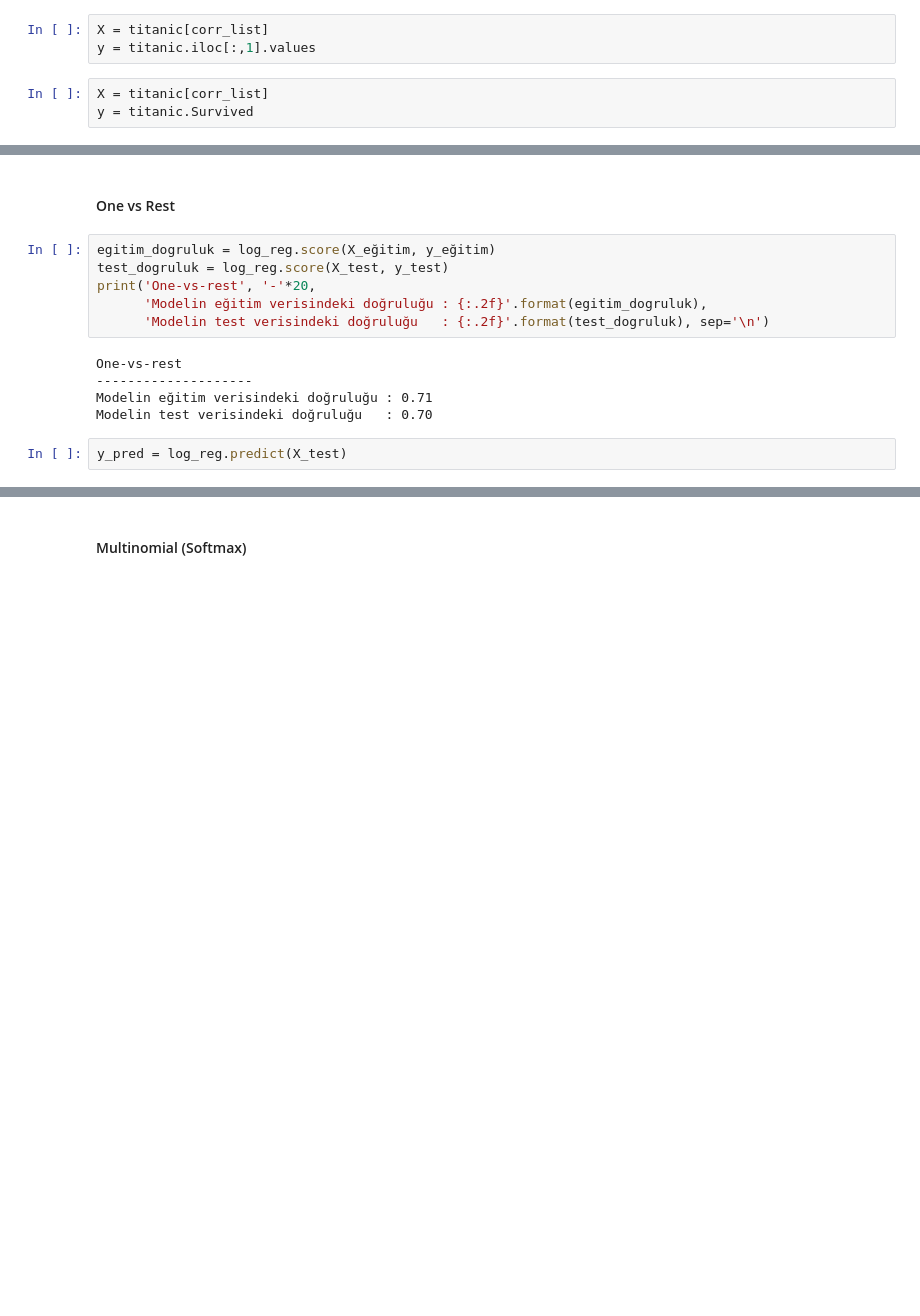
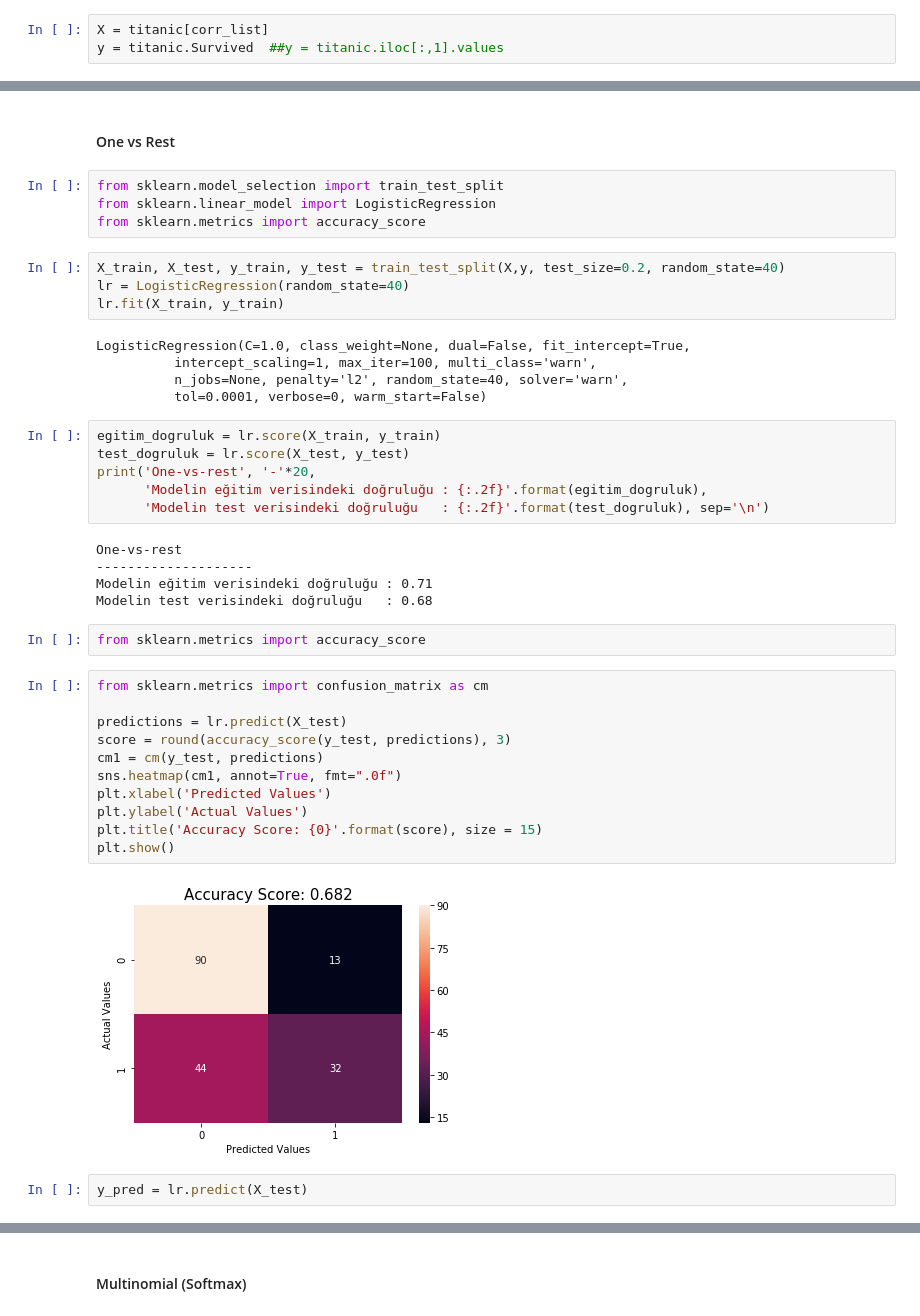
Before and after one commit to EceDolen/Bootcamp_-Bolum_7, a Jupyter notebook: Siniflandirma Problemleri_1_Lojistik_Regresyon_ile_Siniflandirma.ipynb, the cells around one changed output, grey strips where cells are left out. Cells and saved outputs as stored; diff of their text form; blank space fills up the shorter version.

```diff
--- a/Siniflandirma Problemleri_1_Lojistik_Regresyon_ile_Siniflandirma.ipynb
+++ b/Siniflandirma Problemleri_1_Lojistik_Regresyon_ile_Siniflandirma.ipynb
@@ -141,6 +148,3 @@ plt.ylim((0,10))
 # %%
 X = titanic[corr_list]
-y = titanic.iloc[:,1].values
+y = titanic.Survived  ##y = titanic.iloc[:,1].values
-# %%
-X = titanic[corr_list]
-y = titanic.Survived
@@ -172,8 +151,21 @@ LogisticRegression(C=1.0, class_weight=None, dual=False, fit_intercept=True,
 # %% [markdown]
 #### One vs Rest
+# %%
+from sklearn.model_selection import train_test_split
+from sklearn.linear_model import LogisticRegression
+from sklearn.metrics import accuracy_score
+# %%
+X_train, X_test, y_train, y_test = train_test_split(X,y, test_size=0.2, random_state=40)
+lr = LogisticRegression(random_state=40)
+lr.fit(X_train, y_train)
+# %% [output]
+LogisticRegression(C=1.0, class_weight=None, dual=False, fit_intercept=True,
+          intercept_scaling=1, max_iter=100, multi_class='warn',
+          n_jobs=None, penalty='l2', random_state=40, solver='warn',
+          tol=0.0001, verbose=0, warm_start=False)
 # %%
-egitim_dogruluk = log_reg.score(X_eğitim, y_eğitim)
-test_dogruluk = log_reg.score(X_test, y_test)
+egitim_dogruluk = lr.score(X_train, y_train)
+test_dogruluk = lr.score(X_test, y_test)
 print('One-vs-rest', '-'*20,
       'Modelin eğitim verisindeki doğruluğu : {:.2f}'.format(egitim_dogruluk),
       'Modelin test verisindeki doğruluğu   : {:.2f}'.format(test_dogruluk), sep='\n')
@@ -181,9 +173,24 @@ print('One-vs-rest', '-'*20,
 One-vs-rest
 --------------------
 Modelin eğitim verisindeki doğruluğu : 0.71
-Modelin test verisindeki doğruluğu   : 0.70
+Modelin test verisindeki doğruluğu   : 0.68
+# %%
+from sklearn.metrics import accuracy_score
+# %%
+from sklearn.metrics import confusion_matrix as cm
+
+predictions = lr.predict(X_test)
+score = round(accuracy_score(y_test, predictions), 3)
+cm1 = cm(y_test, predictions)
+sns.heatmap(cm1, annot=True, fmt=".0f")
+plt.xlabel('Predicted Values')
+plt.ylabel('Actual Values')
+plt.title('Accuracy Score: {0}'.format(score), size = 15)
+plt.show()
+# %% [output]
+[figure, added]
 # %%
-y_pred = log_reg.predict(X_test)
+y_pred = lr.predict(X_test)
 # %%
 from sklearn.metrics import confusion_matrix
 cm = confusion_matrix(y_test,y_pred)
```
Also changed, not shown: parts of 46 cells of this notebook.
